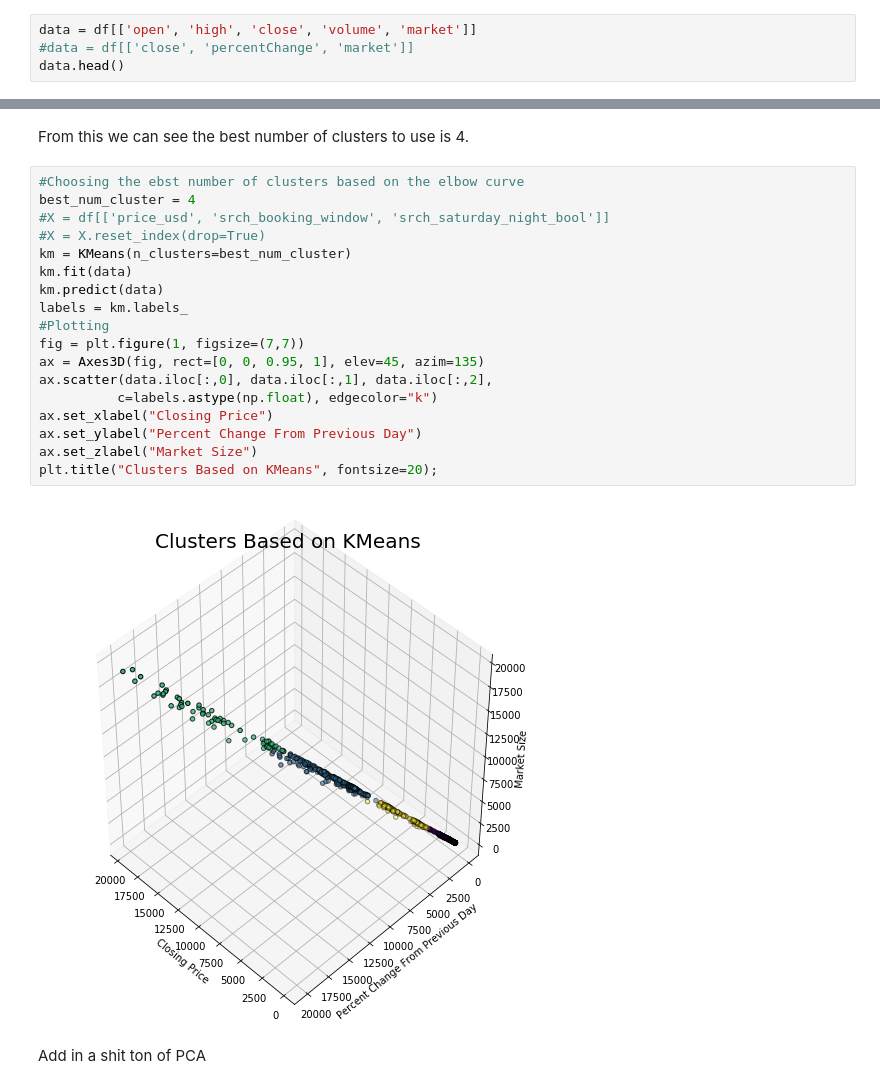
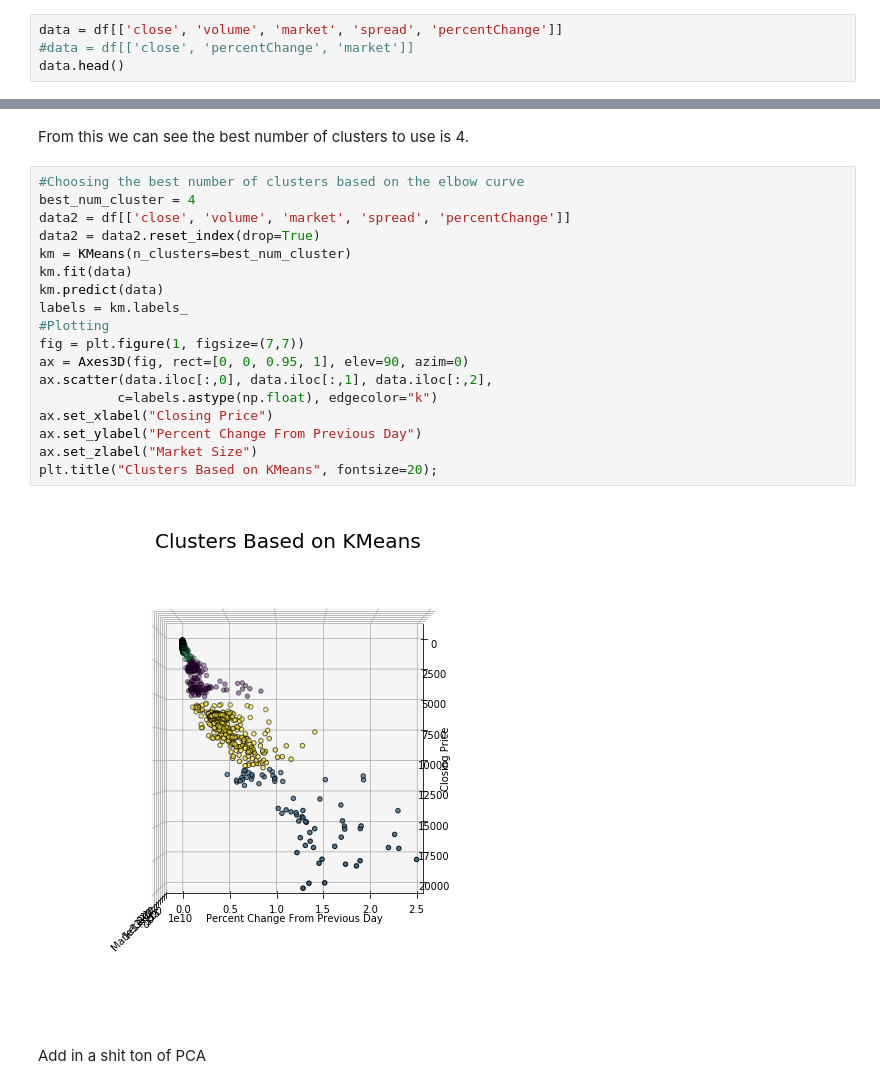
Before and after one commit to anish-saha/EventDetection-Paradigm01, a Jupyter notebook: KMeans.ipynb, the cells around one changed output, grey strips where cells are left out. Drawn from its saved outputs; the diff is of its cells as text.

```diff
--- a/KMeans.ipynb
+++ b/KMeans.ipynb
@@ -23,7 +23,7 @@ df.head()
 | 3 | 3 | 741.35 | 766.60 | 740.24 | 756.13 | 20707700.0 | 9.217168e+09 | 0.6028 | 26.36 | 745.05 | ... |
 | 4 | 4 | 760.32 | 760.58 | 738.17 | 754.01 | 20897300.0 | 9.191325e+09 | 0.7068 | 22.41 | 756.13 | ... |
 # %%
-data = df[['open', 'high', 'close', 'volume', 'market']]
+data = df[['close', 'volume', 'market', 'spread', 'percentChange']]
 #data = df[['close', 'percentChange', 'market']]
 data.head()
 # %% [output]
@@ -50,25 +50,25 @@ plt.show();
 # %% [markdown]
 From this we can see the best number of clusters to use is 4.
 # %%
-#Choosing the ebst number of clusters based on the elbow curve
+#Choosing the best number of clusters based on the elbow curve
 best_num_cluster = 4
-#X = df[['price_usd', 'srch_booking_window', 'srch_saturday_night_bool']]
-#X = X.reset_index(drop=True)
+data2 = df[['close', 'volume', 'market', 'spread', 'percentChange']]
+data2 = data2.reset_index(drop=True)
 km = KMeans(n_clusters=best_num_cluster)
 km.fit(data)
 km.predict(data)
 labels = km.labels_
 #Plotting
 fig = plt.figure(1, figsize=(7,7))
-ax = Axes3D(fig, rect=[0, 0, 0.95, 1], elev=45, azim=135)
+ax = Axes3D(fig, rect=[0, 0, 0.95, 1], elev=90, azim=0)
 ax.scatter(data.iloc[:,0], data.iloc[:,1], data.iloc[:,2],
           c=labels.astype(np.float), edgecolor="k")
 ax.set_xlabel("Closing Price")
 ax.set_ylabel("Percent Change From Previous Day")
 ax.set_zlabel("Market Size")
 plt.title("Clusters Based on KMeans", fontsize=20);
 # %% [output]
-[figure, old version]
+[figure, new version]
 # %% [markdown]
 Add in a shit ton of PCA
 # %%
```
Also changed, not shown: parts of 3 cells of this notebook, 3 other files.
